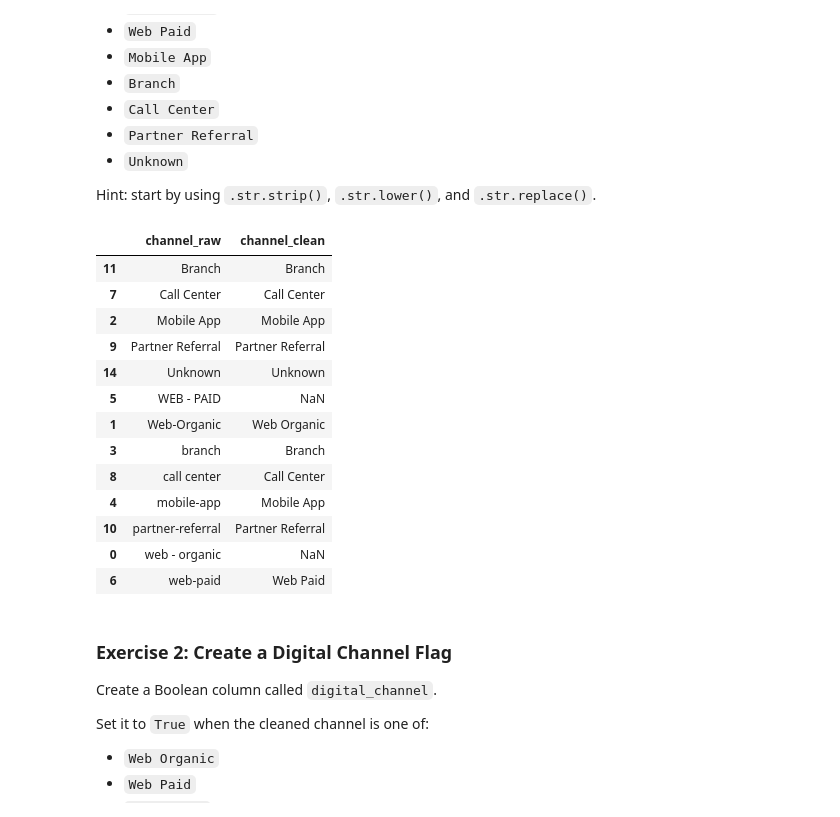
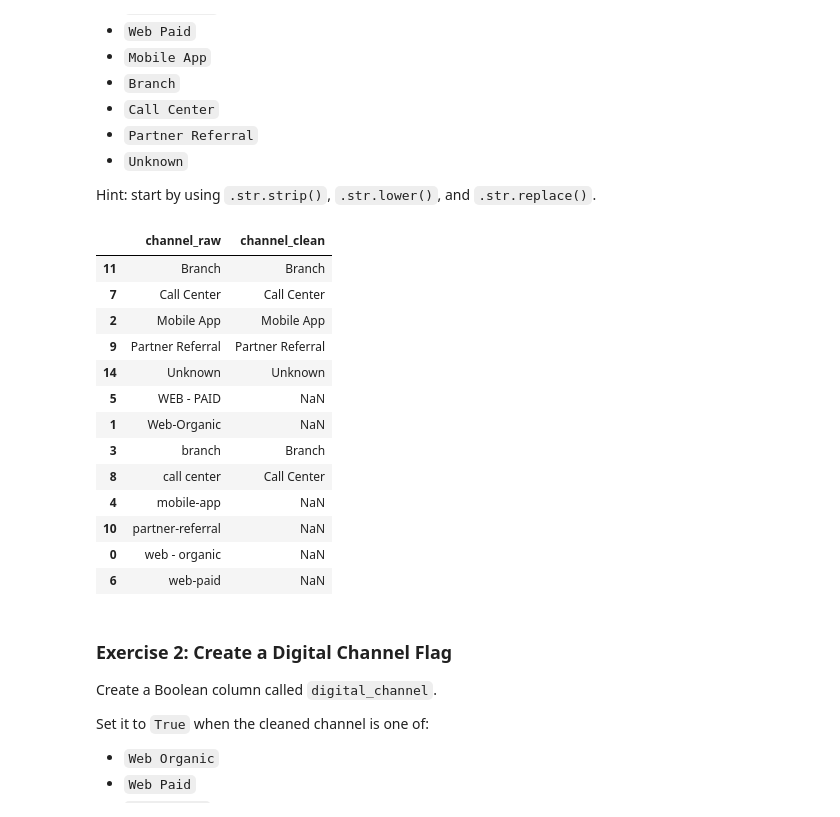
Before and after one commit to Microdrig1/BAN6003week05-06-pandas-transformation-MERodriguez, a Jupyter notebook: notebooks/module6_string_categorical_guided_lab.ipynb, the cells around one changed output. Cells and saved outputs as stored; diff of their text form; code cells hidden in the pictures.

```diff
--- a/notebooks/module6_string_categorical_guided_lab.ipynb
+++ b/notebooks/module6_string_categorical_guided_lab.ipynb
@@ -606,43 +606,43 @@ Suggested categories:
 Hint: start by using `.str.strip()`, `.str.lower()`, and `.str.replace()`.
 # %%
 #exercise 1
-df["channel_clean1"] = (
+df["channel_clean"] = (
     df["channel_raw"]
     .str.strip()
     .str.lower()
     .str.replace("_", " ", regex=False)
-    .str.replace("-", " ", regex=False)
+    .str.replace("-", "", regex=False)
     )
-df[["channel_raw", "channel_clean1"]].head(10)
+df[["channel_raw", "channel_clean"]].drop_duplicates().sort_values("channel_raw").head()
 
 channel_clean_map = {
     "web organic" : "Web Organic",
     "mobile app" : "Mobile App",
     "branch" : "Branch",
     "call center" : "Call Center",
     "web paid" : "Web Paid",
     "partner referral" : "Partner Referral",
     "unknown" : "Unknown"
 }
 
-df["channel_clean"] = df["channel_clean1"].map(channel_clean_map)
+df["channel_clean"] = df["channel_clean"].map(channel_clean_map)
 
 df[["channel_raw", "channel_clean"]].drop_duplicates().sort_values("channel_raw")
 # %% [output]
 |  | channel_raw | channel_clean |
 | 11 | Branch | Branch |
 | 7 | Call Center | Call Center |
 | 2 | Mobile App | Mobile App |
 | 9 | Partner Referral | Partner Referral |
 | 14 | Unknown | Unknown |
 | 5 | WEB - PAID | NaN |
-| 1 | Web-Organic | Web Organic |
+| 1 | Web-Organic | NaN |
 | 3 | branch | Branch |
 | 8 | call center | Call Center |
-| 4 | mobile-app | Mobile App |
-| 10 | partner-referral | Partner Referral |
+| 4 | mobile-app | NaN |
+| 10 | partner-referral | NaN |
 | 0 | web - organic | NaN |
-| 6 | web-paid | Web Paid |
+| 6 | web-paid | NaN |
 # %% [markdown]
 ### Exercise 2: Create a Digital Channel Flag
 
```
Also changed, not shown: parts of 3 cells of this notebook, 1 other file.
